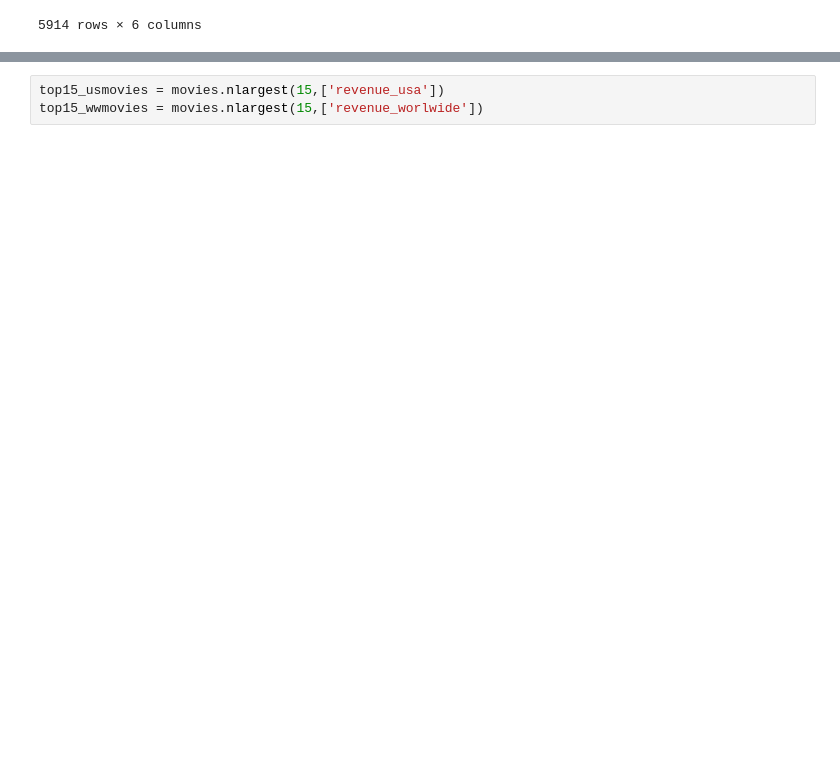
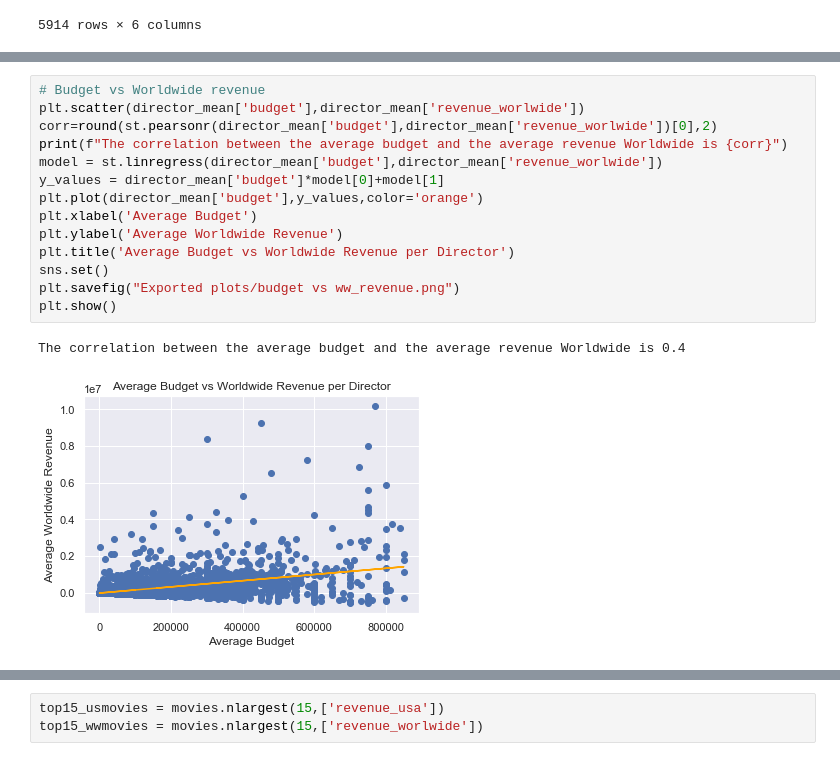
Before and after one commit to cckuqui/IMDB-analysis, a Jupyter notebook: question 3.ipynb, the cells around one changed output, grey strips where cells are left out. Cells and saved outputs as stored; diff of their text form; blank space fills up the shorter version.

```diff
--- a/question 3.ipynb
+++ b/question 3.ipynb
@@ -397,0 +233,17 @@ The correlation between the average budget and the average ratings Worldwide in
+# %%
+# Budget vs Worldwide revenue
+plt.scatter(director_mean['budget'],director_mean['revenue_worlwide'])
+corr=round(st.pearsonr(director_mean['budget'],director_mean['revenue_worlwide'])[0],2)
+print(f"The correlation between the average budget and the average revenue Worldwide is {corr}")
+model = st.linregress(director_mean['budget'],director_mean['revenue_worlwide'])
+y_values = director_mean['budget']*model[0]+model[1]
+plt.plot(director_mean['budget'],y_values,color='orange')
+plt.xlabel('Average Budget')
+plt.ylabel('Average Worldwide Revenue')
+plt.title('Average Budget vs Worldwide Revenue per Director')
+sns.set()
+plt.savefig("Exported plots/budget vs ww_revenue.png")
+plt.show()
+# %% [output]
+The correlation between the average budget and the average revenue Worldwide is 0.4
+[figure, added]
```
Also changed, not shown: parts of 60 cells of this notebook.
